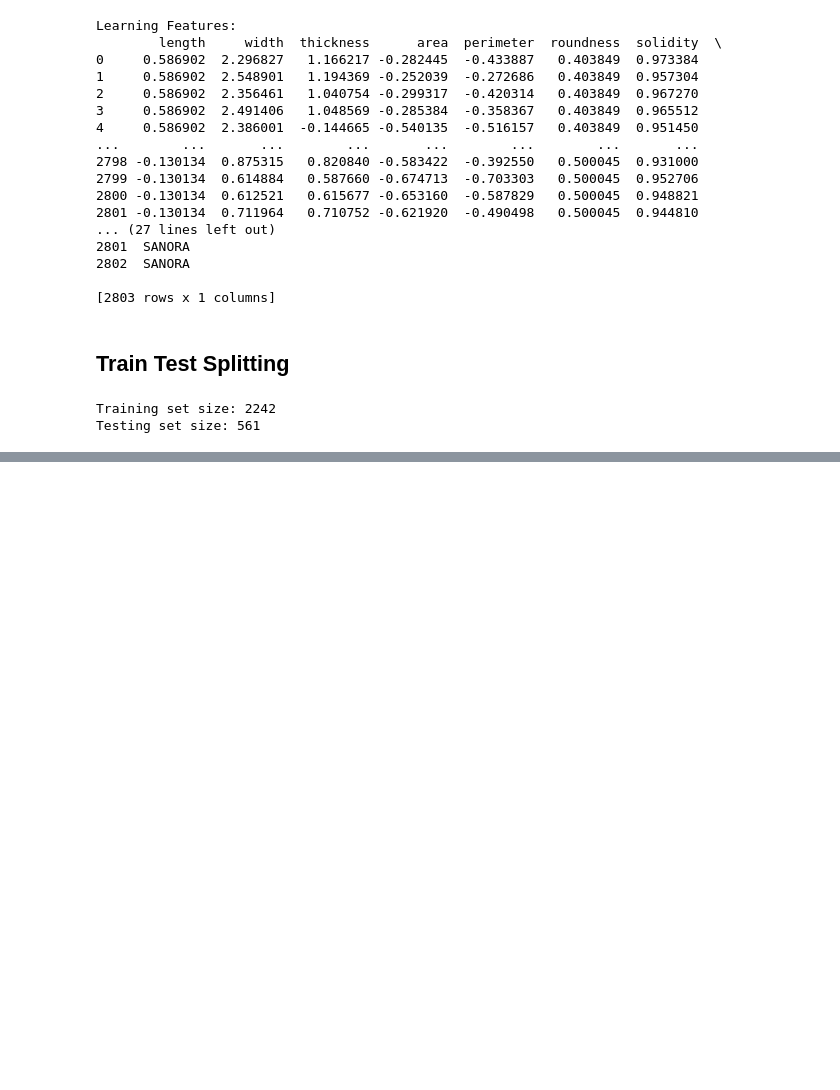
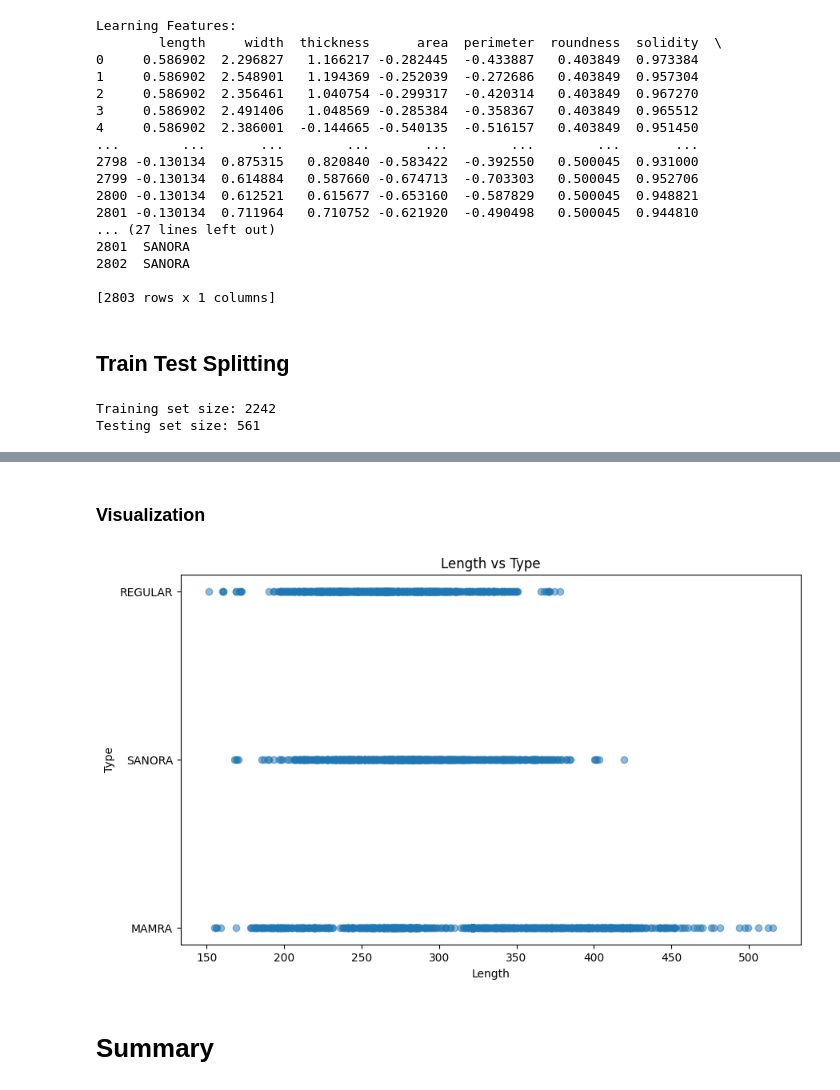
Before and after one commit to Brian-Gab/AlmondClassifier_FEL401, a Jupyter notebook: machine_learn.ipynb, the cells around one changed output, grey strips where cells are left out. Drawn from its saved outputs; the diff is of its cells as text; code cells hidden in the pictures; blank space fills up the shorter version.

Commit message:
With graphs

```diff
--- a/machine_learn.ipynb
+++ b/machine_learn.ipynb
@@ -123,0 +352,17 @@ Testing set size: 561
+# %% [markdown]
+### Visualization
+# %%
+#Scatterplot of length vs type
+plt.figure(figsize=(10, 6))
+plt.scatter(almond['length'], almond['type'], alpha=0.5)
+
+#Labels and title
+plt.xlabel('Length')
+plt.ylabel('Type')
+plt.title('Length vs Type')
+
+plt.show()
+# %% [output]
+[figure, added]
+# %% [markdown]
+# Summary
```
Also changed, not shown: parts of 19 cells of this notebook.
